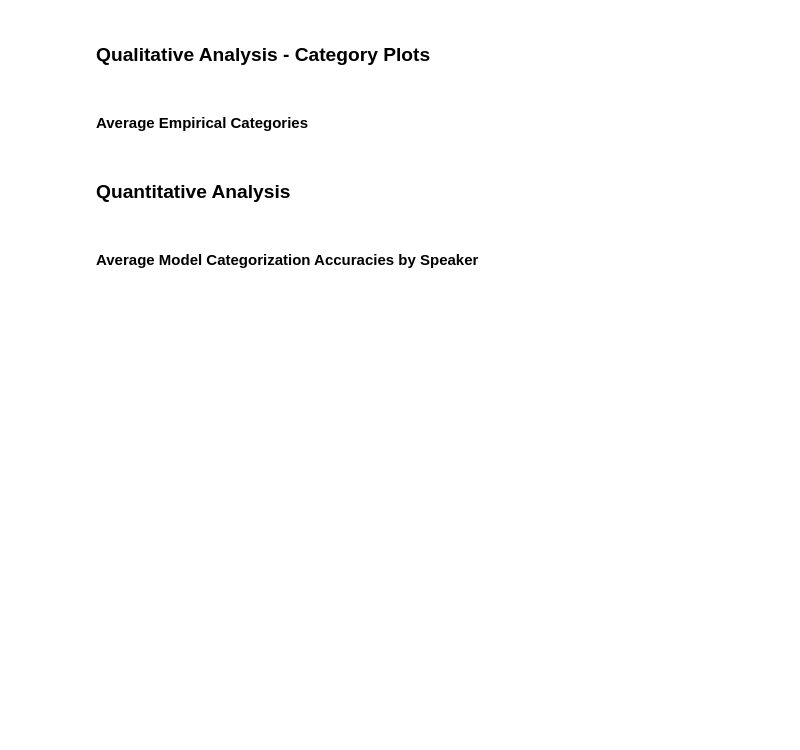
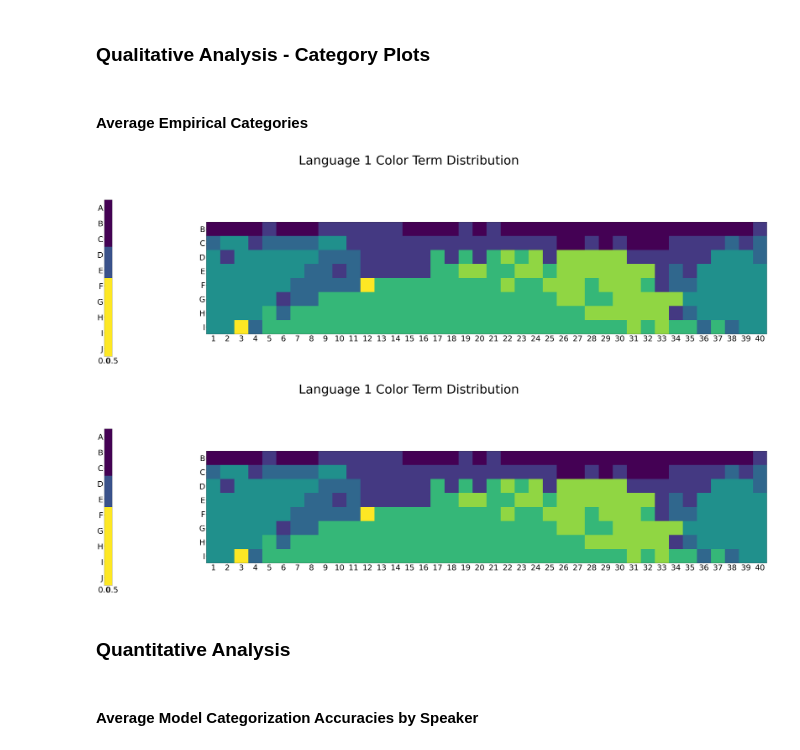
Before and after one commit to gnguralnick/cog260-project, a Jupyter notebook: wcs_notebook.ipynb, the cells around one changed output. Saved outputs shown, nothing was run; the diff lists cells and outputs as text; code cells hidden in the pictures; blank space fills up the shorter version.

```diff
--- a/wcs_notebook.ipynb
+++ b/wcs_notebook.ipynb
@@ -409,16 +409,31 @@ fig = plotValuesContour(map_array_to(indexCoord, exemplar_predicted), title='Exe
 # %% [markdown]
 #### Average Empirical Categories
 # %%
-color_terms_by_chip = {chip: [] for chip in cielabCoord}
+color_terms_by_chip = {language: {chip: [] for chip in cielabCoord} for language in namingData}
 for language in namingData:
     for speaker in namingData[language]:
         for chip in namingData[language][speaker]:
-            color_terms_by_chip[chip].append(namingData[language][speaker][chip])
+            color_terms_by_chip[language][chip].append(namingData[language][speaker][chip])
 #color_terms_by_chip
-# %%
-all_color_terms = set()
-for chip in color_terms_by_chip:
-    all_color_terms.update(color_terms_by_chip[chip])
+# %%
+modal_color_term_by_chip = {language: {chip: Counter(color_terms_by_chip[language][chip]).most_common(1)[0][0] for chip in color_terms_by_chip[language]} for language in color_terms_by_chip}
+#modal_color_term_by_chip
+# %%
+color_term_to_num = {}
+for language in namingData:
+    color_term_to_num[language] = {}
+    for term in modal_color_term_by_chip[language].values():
+        if term not in color_term_to_num[language]:
+            color_term_to_num[language][term] = len(color_term_to_num[language])
+# %%
+lang_1_terms = modal_color_term_by_chip[1]
+lang_1_nums = color_term_to_num[1]
+
+lang_1_chip_to_num = {chip: lang_1_nums[lang_1_terms[chip]] for chip in lang_1_terms}
+plotValues(map_array_to(indexCoord, lang_1_chip_to_num), title='Language 1 Color Term Distribution')
+# %% [output]
+[figure, added]
+[figure, added]
 # %% [markdown]
 ### Quantitative Analysis
 # %% [markdown]
```
Also changed, not shown: parts of 11 cells of this notebook.
